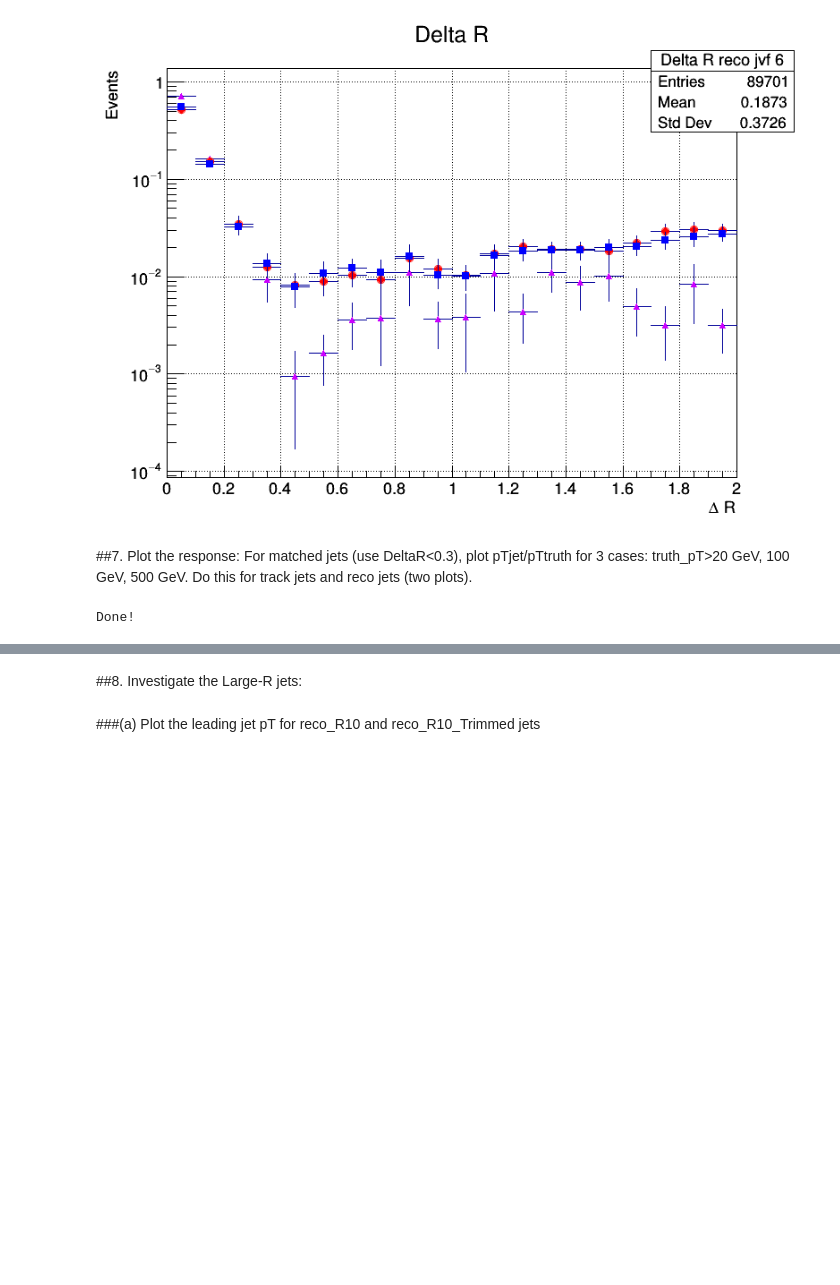
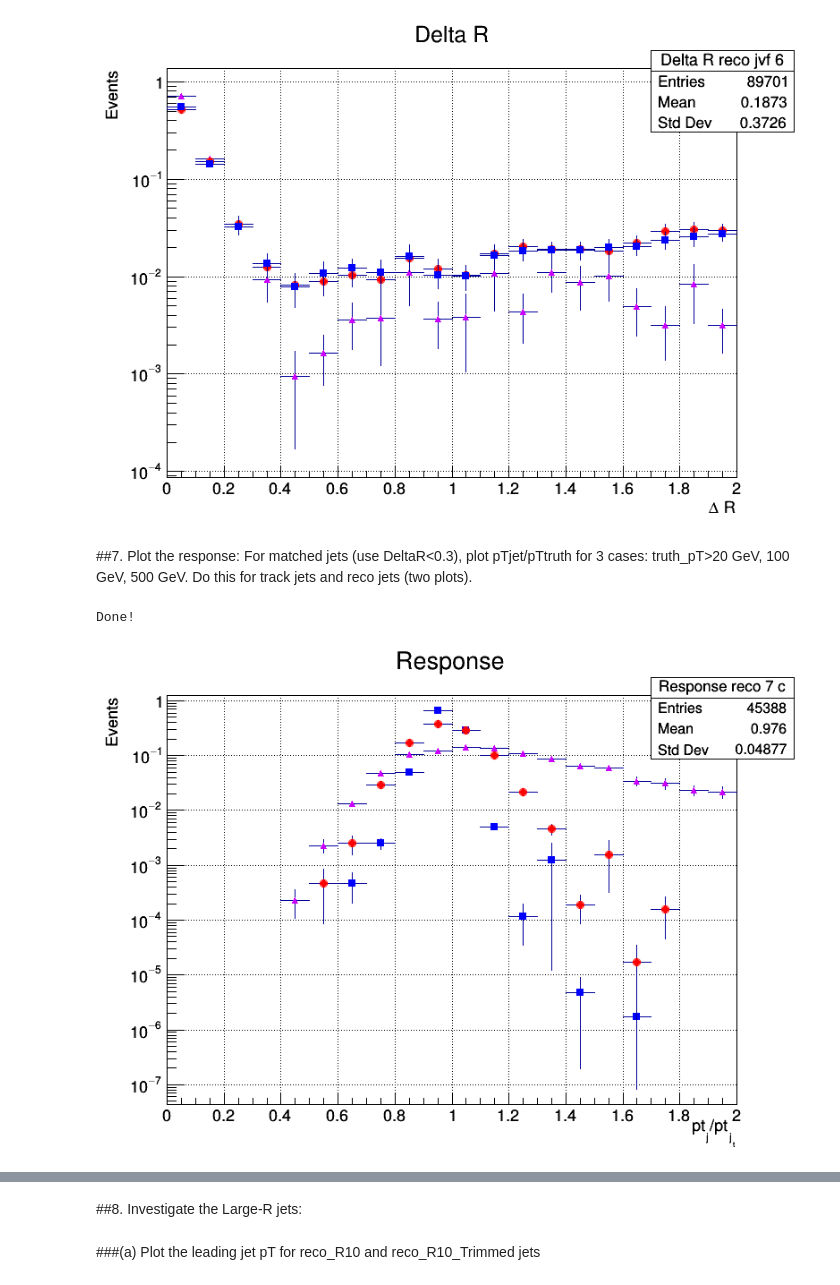
Before and after one commit to cfrc2694/HEP_Exercises, a Jupyter notebook: 02_Jets.ipynb, the cells around one changed output, grey strips where cells are left out. Saved outputs shown, nothing was run; the diff lists cells and outputs as text; code cells hidden in the pictures; blank space fills up the shorter version.

```diff
--- a/02_Jets.ipynb
+++ b/02_Jets.ipynb
@@ -683,3 +703,21 @@ for event in tree:
 print("Done!")
 # %% [output]
 Done!
+# %%
+c7 = TCanvas("C7a","",800,600)
+c7.SetGrid()
+hist_matched_reco_truth_500.SetMarkerStyle(21);
+hist_matched_reco_truth_500.SetMarkerColor(kBlue);
+hist_matched_reco_truth_500.DrawNormalized("l")
+
+hist_matched_reco_truth.SetMarkerStyle(22);
+hist_matched_reco_truth.SetMarkerColor(kViolet);
+hist_matched_reco_truth.DrawNormalized("same")
+hist_matched_reco_truth_100.SetMarkerStyle(20);
+hist_matched_reco_truth_100.SetMarkerColor(kRed);
+hist_matched_reco_truth_100.DrawNormalized("same")
+
+c7.SetLogy()
+c7.Draw()
+# %% [output]
+[figure, added]
```
Also changed, not shown: parts of 6 cells of this notebook.
